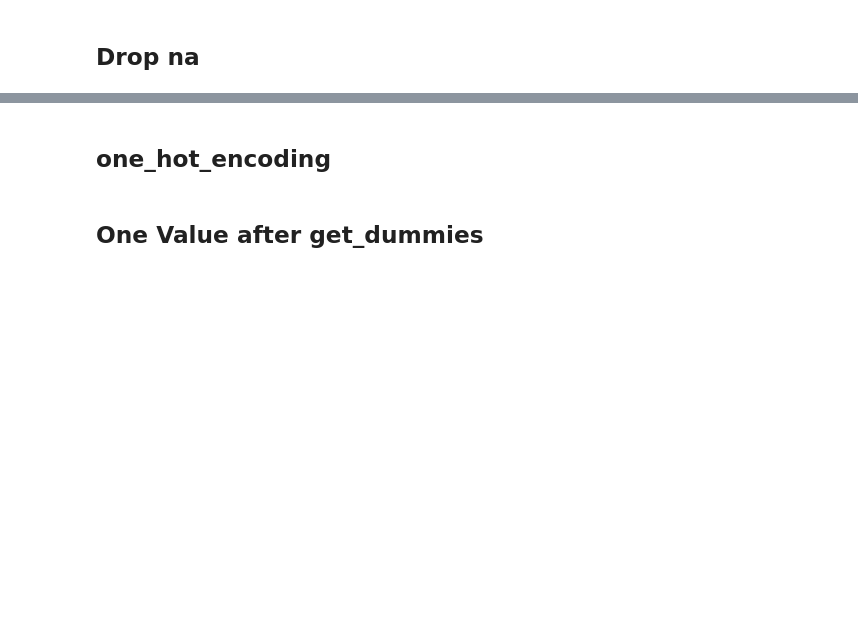
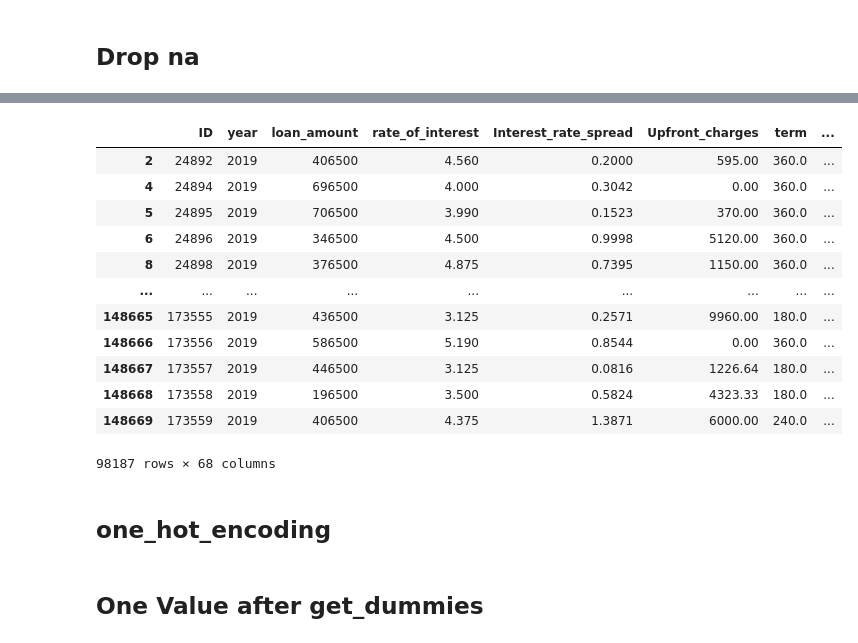
Before and after one commit to RSGDATA/loan_project, a Jupyter notebook: Loan_Project/loan_acceptance_model.ipynb, the cells around one changed output, grey strips where cells are left out. Drawn from its saved outputs; the diff is of its cells as text; code cells hidden in the pictures; blank space fills up the shorter version.

Commit message:
doing get dummies on select columns

```diff
--- a/Loan_Project/loan_acceptance_model.ipynb
+++ b/Loan_Project/loan_acceptance_model.ipynb
@@ -110,3 +116,43 @@ clean_loan_df
+# %%
+numeric_loan_df1 = pd.get_dummies(clean_loan_df, columns=["loan_limit",
+                                                          "Gender",
+                                                            "approv_in_adv",
+                                                            "loan_type",
+                                                            "loan_purpose",
+                                                            "Credit_Worthiness",
+                                                            "open_credit",
+                                                            "business_or_commercial",
+                                                             "Neg_ammortization",
+                                                             "interest_only",
+                                                             "lump_sum_payment",
+                                                              "construction_type",
+                                                              "occupancy_type",
+                                                              "Secured_by",
+                                                              "total_units",
+                                                              "credit_type",
+                                                              "co-applicant_credit_type",
+                                                              "age",
+                                                              "submission_of_application",
+                                                              "Region",
+                                                              "Security_Type",
+                                                          ])
+
+
+numeric_loan_df1
+# %% [output]
+|  | ID | year | loan_amount | rate_of_interest | Interest_rate_spread | Upfront_charges | term | ... |
+| 2 | 24892 | 2019 | 406500 | 4.560 | 0.2000 | 595.00 | 360.0 | ... |
+| 4 | 24894 | 2019 | 696500 | 4.000 | 0.3042 | 0.00 | 360.0 | ... |
+| 5 | 24895 | 2019 | 706500 | 3.990 | 0.1523 | 370.00 | 360.0 | ... |
+| 6 | 24896 | 2019 | 346500 | 4.500 | 0.9998 | 5120.00 | 360.0 | ... |
+| 8 | 24898 | 2019 | 376500 | 4.875 | 0.7395 | 1150.00 | 360.0 | ... |
+| ... | ... | ... | ... | ... | ... | ... | ... | ... |
+| 148665 | 173555 | 2019 | 436500 | 3.125 | 0.2571 | 9960.00 | 180.0 | ... |
+| 148666 | 173556 | 2019 | 586500 | 5.190 | 0.8544 | 0.00 | 360.0 | ... |
+| 148667 | 173557 | 2019 | 446500 | 3.125 | 0.0816 | 1226.64 | 180.0 | ... |
+| 148668 | 173558 | 2019 | 196500 | 3.500 | 0.5824 | 4323.33 | 180.0 | ... |
+| 148669 | 173559 | 2019 | 406500 | 4.375 | 1.3871 | 6000.00 | 240.0 | ... |
+98187 rows × 68 columns
 # %% [markdown]
 ## one_hot_encoding
 # %%
```
Also changed, not shown: parts of 7 cells of this notebook.
